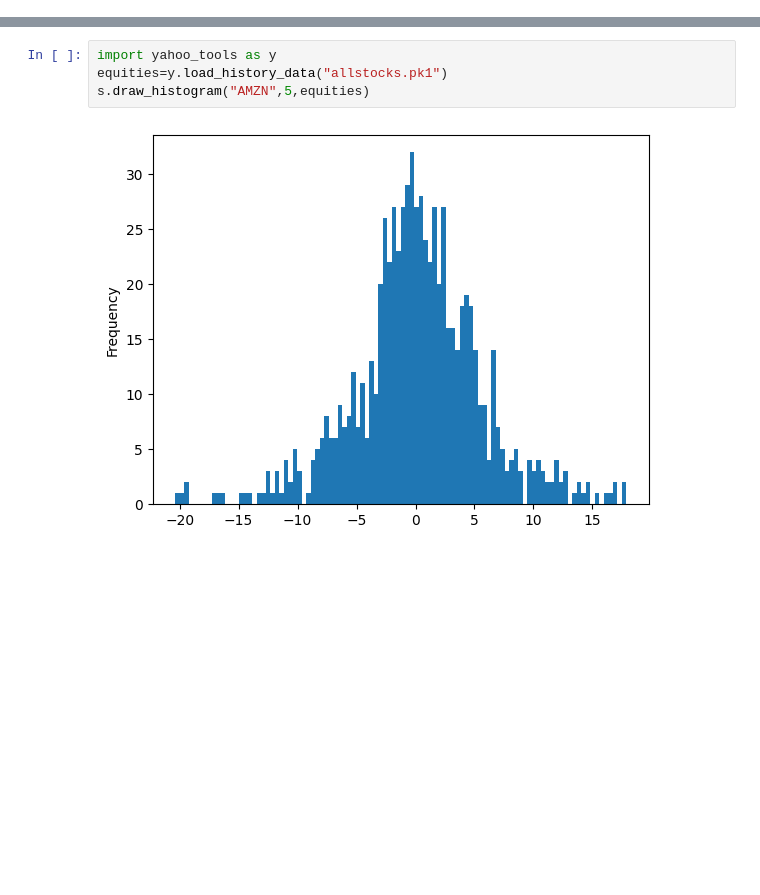
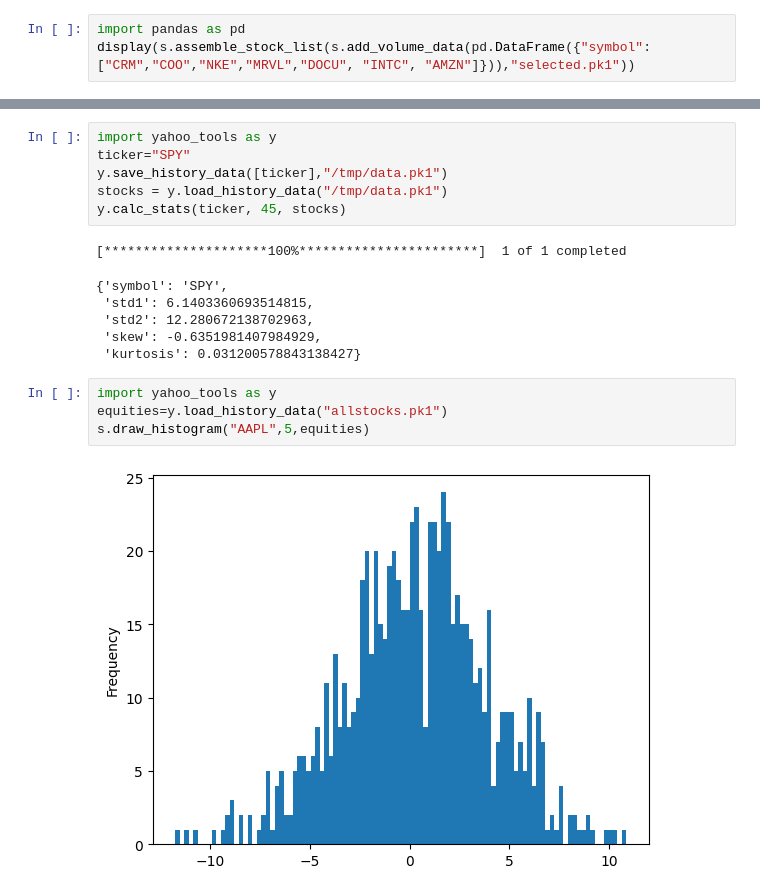
Before and after one commit to tvhammer/option-tools, a Jupyter notebook: options.ipynb, the cells around one changed output, grey strips where cells are left out. Saved outputs shown, nothing was run; the diff lists cells and outputs as text; blank space fills up the shorter version.

```diff
--- a/options.ipynb
+++ b/options.ipynb
@@ -43,0 +109,3 @@ display(s.assemble_stock_list(s.add_volume_data(mc.get_option_list()),"allstocks
+# %%
+import pandas as pd
+display(s.assemble_stock_list(s.add_volume_data(pd.DataFrame({"symbol":["CRM","COO","NKE","MRVL","DOCU", "INTC", "AMZN"]})),"selected.pk1"))
@@ -44,6 +122,19 @@ display(s.assemble_stock_list(s.add_volume_data(mc.get_option_list()),"allstocks
+# %%
+import yahoo_tools as y
+ticker="SPY"
+y.save_history_data([ticker],"/tmp/data.pk1")
+stocks = y.load_history_data("/tmp/data.pk1")
+y.calc_stats(ticker, 45, stocks)
+# %% [output]
+[*********************100%***********************]  1 of 1 completed
+{'symbol': 'SPY',
+ 'std1': 6.1403360693514815,
+ 'std2': 12.280672138702963,
+ 'skew': -0.6351981407984929,
+ 'kurtosis': 0.031200578843138427}
 # %%
 import yahoo_tools as y
 equities=y.load_history_data("allstocks.pk1")
-s.draw_histogram("AMZN",5,equities)
+s.draw_histogram("AAPL",5,equities)
 # %% [output]
-[figure, old version]
+[figure, new version]
```
Also changed, not shown: parts of 5 cells of this notebook, 5 other files.
